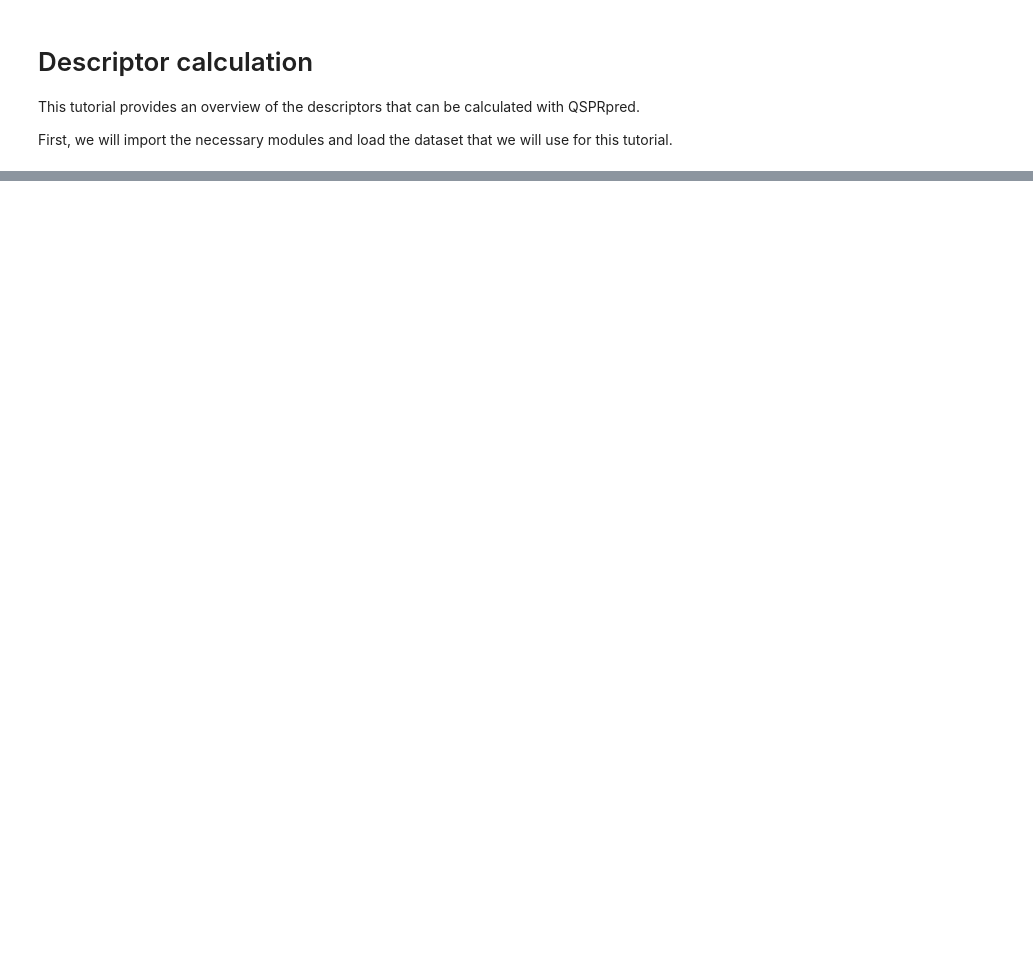
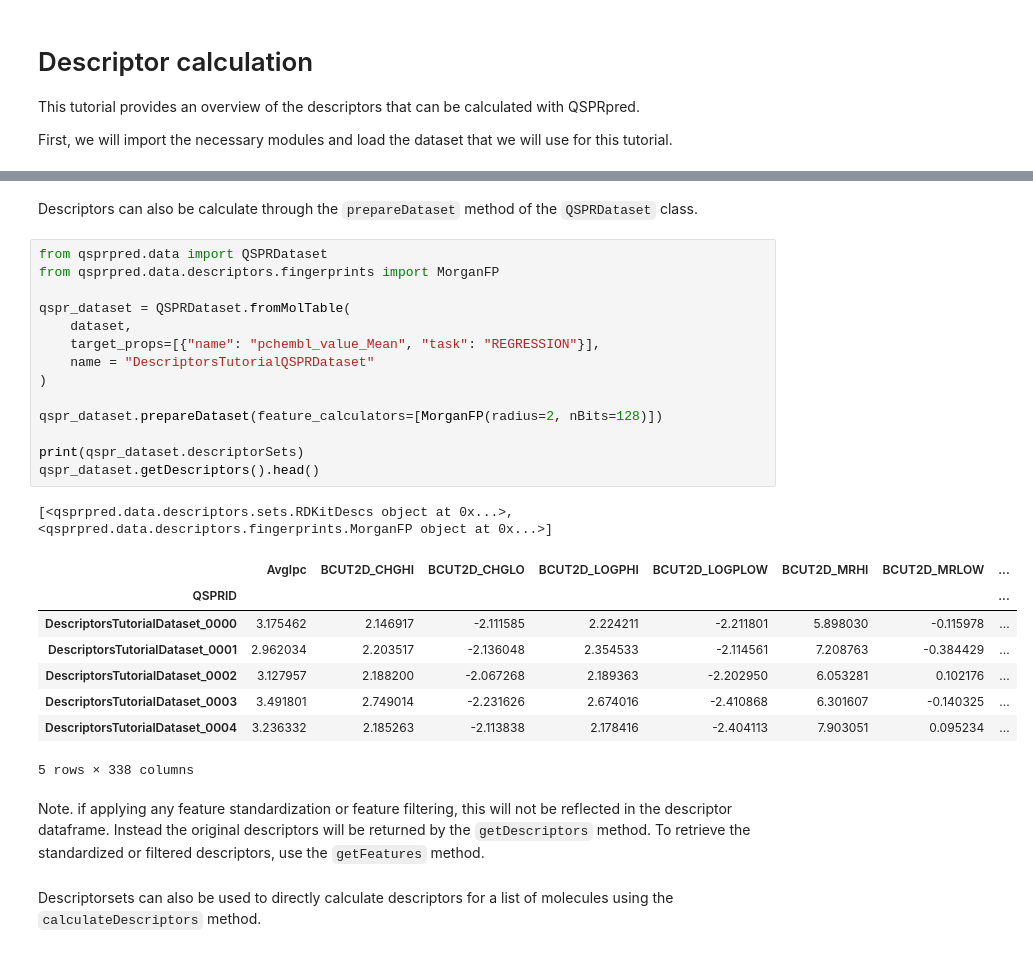
Before and after one commit to CDDLeiden/QSPRpred, a Jupyter notebook: tutorials/basics/data/descriptors.ipynb, the cells around one changed output, grey strips where cells are left out. Cells and saved outputs as stored; diff of their text form; blank space fills up the shorter version.

```diff
--- a/tutorials/basics/data/descriptors.ipynb
+++ b/tutorials/basics/data/descriptors.ipynb
@@ -35,0 +77,30 @@ dataset.getDF()
+# %% [markdown]
+Descriptors can also be calculate through the `prepareDataset` method of the `QSPRDataset` class.
+# %%
+from qsprpred.data import QSPRDataset
+from qsprpred.data.descriptors.fingerprints import MorganFP
+
+qspr_dataset = QSPRDataset.fromMolTable(
+    dataset,
+    target_props=[{"name": "pchembl_value_Mean", "task": "REGRESSION"}],
+    name = "DescriptorsTutorialQSPRDataset"
+)
+
+qspr_dataset.prepareDataset(feature_calculators=[MorganFP(radius=2, nBits=128)])
+
+print(qspr_dataset.descriptorSets)
+qspr_dataset.getDescriptors().head()
+# %% [output]
+[<qsprpred.data.descriptors.sets.RDKitDescs object at 0x...>, <qsprpred.data.descriptors.fingerprints.MorganFP object at 0x...>]
+|  | AvgIpc | BCUT2D_CHGHI | BCUT2D_CHGLO | BCUT2D_LOGPHI | BCUT2D_LOGPLOW | BCUT2D_MRHI | BCUT2D_MRLOW | ... |
+| QSPRID |  |  |  |  |  |  |  | ... |
+| DescriptorsTutorialDataset_0000 | 3.175462 | 2.146917 | -2.111585 | 2.224211 | -2.211801 | 5.898030 | -0.115978 | ... |
+| DescriptorsTutorialDataset_0001 | 2.962034 | 2.203517 | -2.136048 | 2.354533 | -2.114561 | 7.208763 | -0.384429 | ... |
+| DescriptorsTutorialDataset_0002 | 3.127957 | 2.188200 | -2.067268 | 2.189363 | -2.202950 | 6.053281 | 0.102176 | ... |
+| DescriptorsTutorialDataset_0003 | 3.491801 | 2.749014 | -2.231626 | 2.674016 | -2.410868 | 6.301607 | -0.140325 | ... |
+| DescriptorsTutorialDataset_0004 | 3.236332 | 2.185263 | -2.113838 | 2.178416 | -2.404113 | 7.903051 | 0.095234 | ... |
+5 rows × 338 columns
+# %% [markdown]
+Note. if applying any feature standardization or feature filtering, this will not be reflected in the descriptor dataframe. Instead the original descriptors will be returned by the `getDescriptors` method. To retrieve the standardized or filtered descriptors, use the `getFeatures` method.
+# %% [markdown]
+Descriptorsets can also be used to directly calculate descriptors for a list of molecules using the `calculateDescriptors` method.
```
Also changed, not shown: parts of 15 cells of this notebook, 1 other file.
